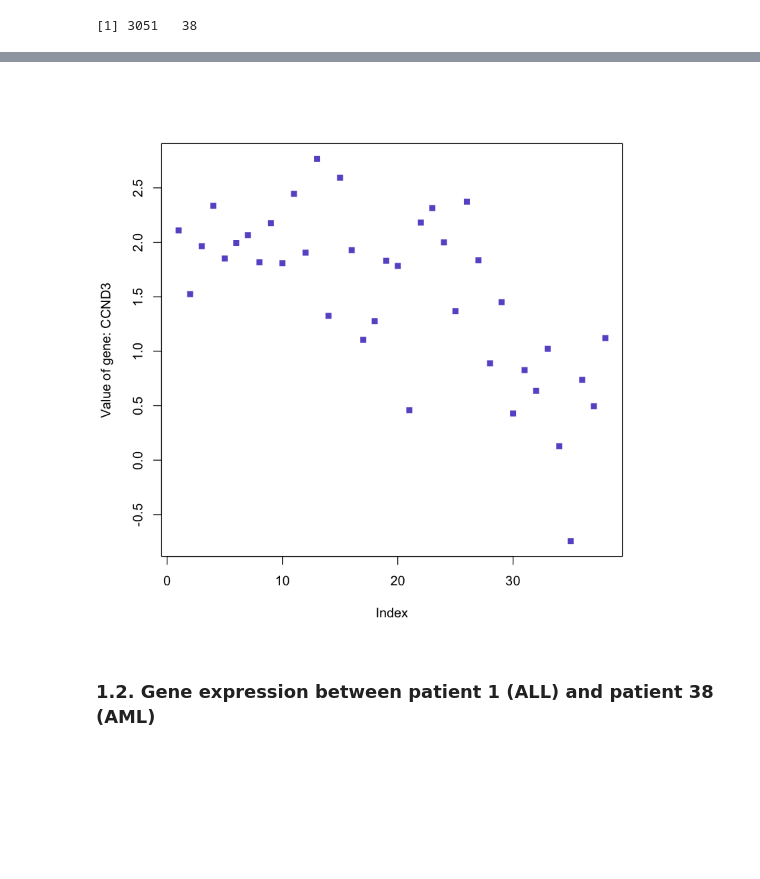
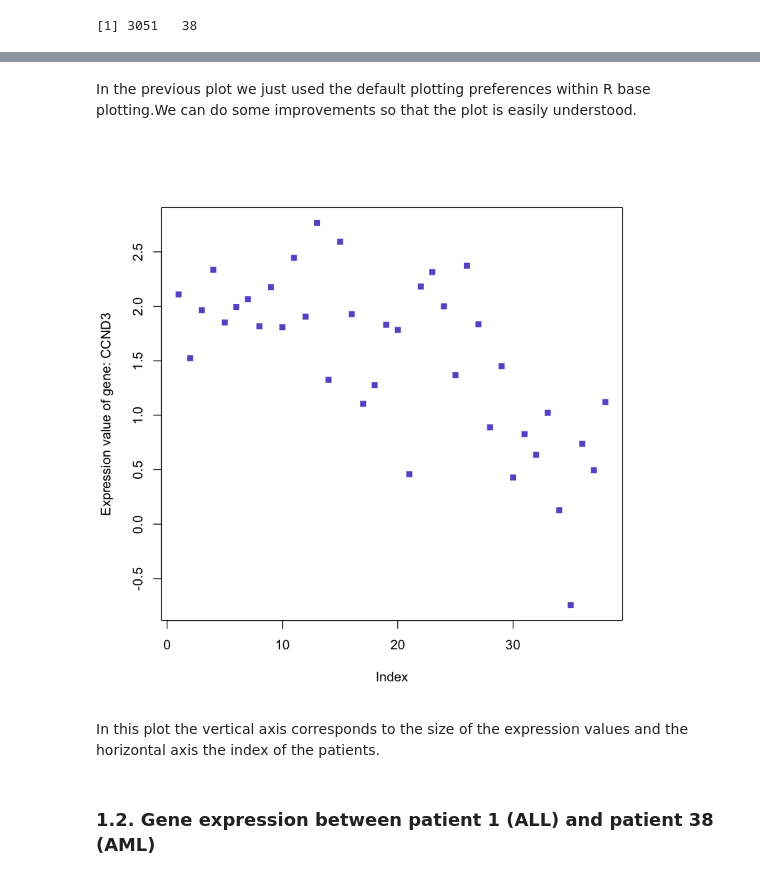
Before and after one commit to trallard/BAD_days, a Jupyter notebook: Day1/Tutorial.ipynb, the cells around one changed output, grey strips where cells are left out. Drawn from its saved outputs; the diff is of its cells as text; code cells hidden in the pictures; blank space fills up the shorter version.

```diff
--- a/Day1/Tutorial.ipynb
+++ b/Day1/Tutorial.ipynb
@@ -116,7 +115,11 @@ Good, but we can improve the plot
+# %% [markdown]
+In the previous plot we just used the default plotting preferences within R base plotting.We can do some improvements so that the plot is easily understood.
 # %%
-plot(mygene, pch = 15, col = 'slateblue', ylab = 'Value of gene: CCND3')
+plot(mygene, pch = 15, col = 'slateblue', ylab = 'Expression value of gene: CCND3')
 # %% [output]
-[figure, old version]
+[figure, new version]
+# %% [markdown]
+In this plot the vertical axis corresponds to the size of the expression values and the horizontal axis the index of the patients.
 # %% [markdown]
 ### 1.2\. Gene expression between patient 1 (ALL) and patient 38 (AML)
 # %%
```
Also changed, not shown: parts of 22 cells of this notebook, 2 other files.
